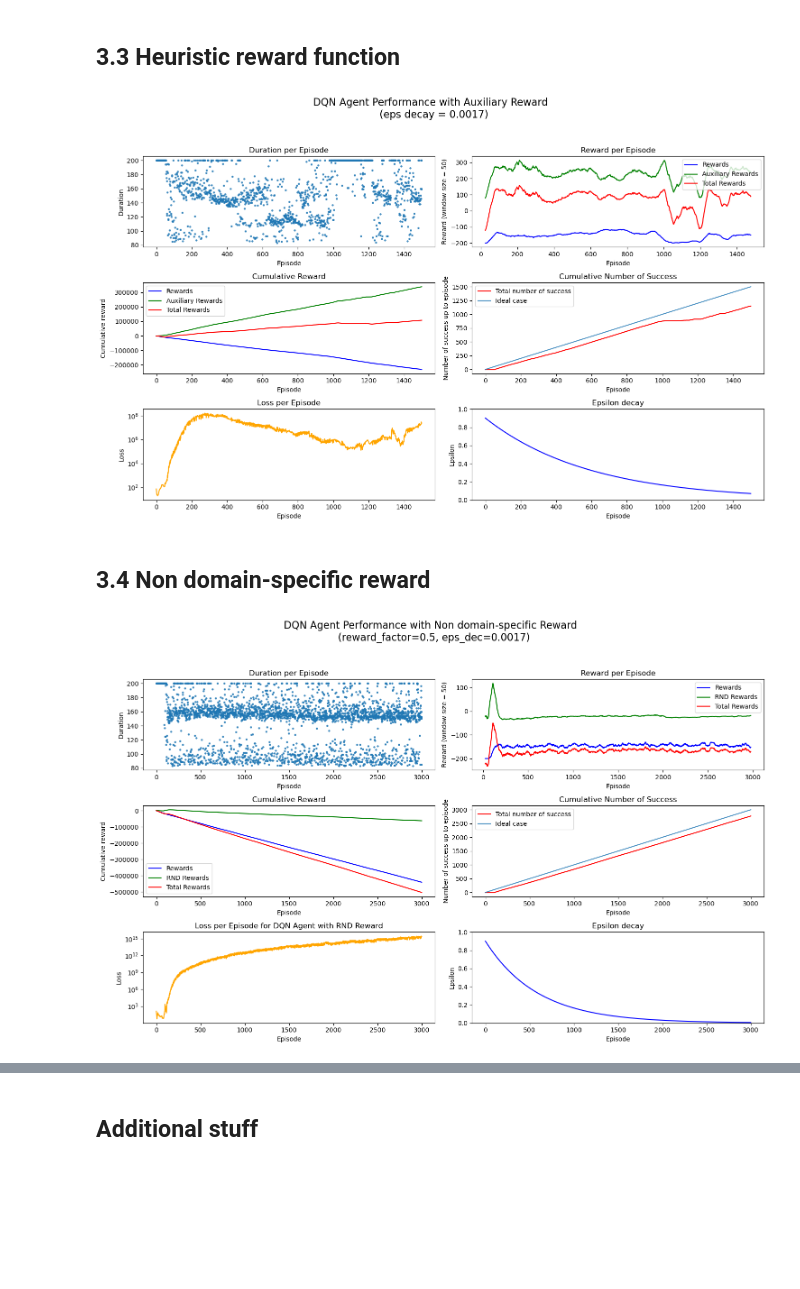
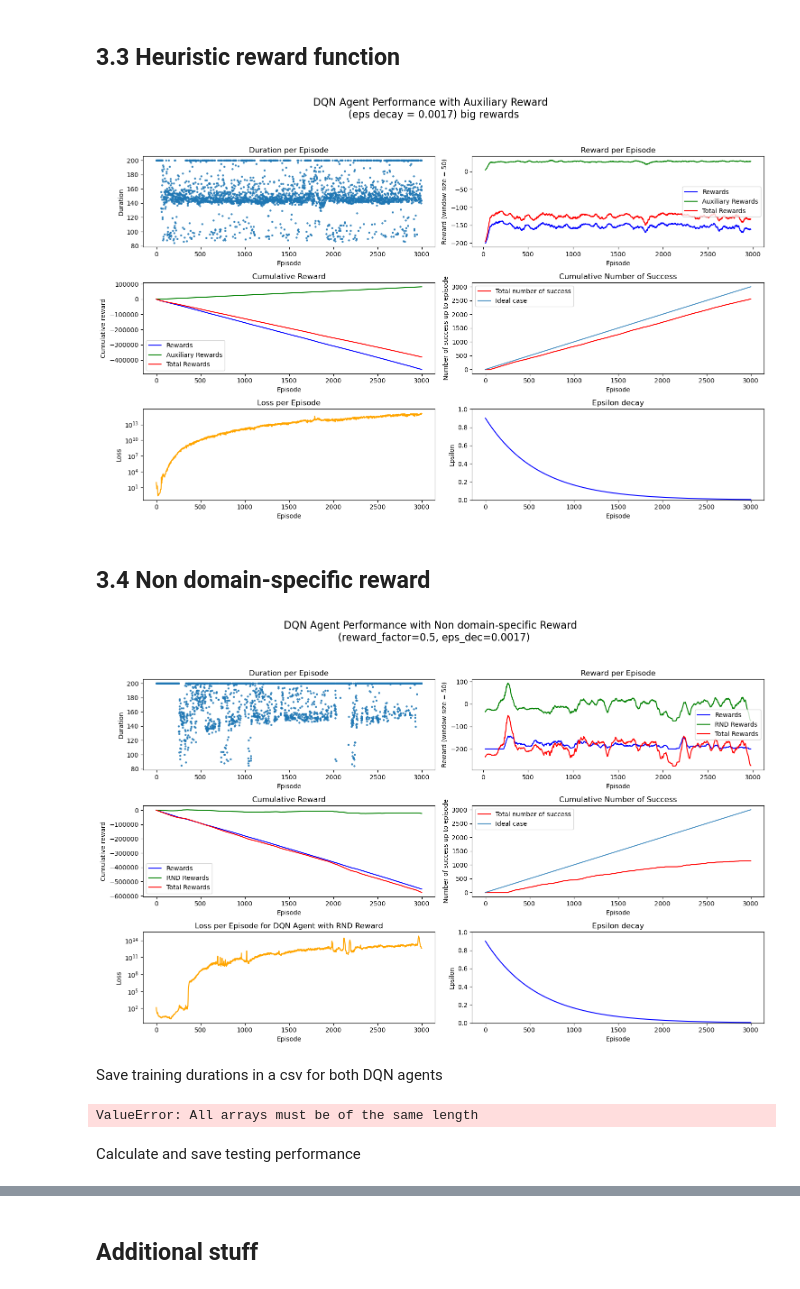
Before and after one commit to phellich/ann_project, a Jupyter notebook: main.ipynb, the cells around one changed output, grey strips where cells are left out. Saved outputs shown, nothing was run; the diff lists cells and outputs as text; code cells hidden in the pictures; blank space fills up the shorter version.

```diff
--- a/main.ipynb
+++ b/main.ipynb
@@ -162,7 +162,7 @@ class DQNAgent:
         """ Chooses an epsilon-greedy action starting from a given state and given Q-values """
 
         if self.epsilon > 0.05:
-            self.epsilon = 0.9 * np.exp(-0.0017 * self.t)
+            self.epsilon = 0.9 * np.exp(-0.0015 * self.t)
         self.t += 1
 
         if np.random.uniform(0, 1) < self.epsilon:
@@ -244,18 +244,18 @@ No, the agent does not solve the task. However, we see that the actions are not
 def heuristic_reward(next_state, terminated, episode_length):
     if terminated:
         return 1+2*(200-episode_length)/200 # favorize short episode
-    aux_reward = np.power(next_state[0]- (-0.5), 2) * 0.1
+    aux_reward = np.power(next_state[0]- (-0.5), 2) # * 0.1
     return aux_reward
 # %%
 env = gym.make('MountainCar-v0')
 
 agent_DQN_with_AR = DQNAgent(env)
-episode_durations = []
+episode_durations_dqn_aux = []
 episode_rewards = []
 episode_aux_rewards = []
 episode_losses = []
 success_track = []
-n_episodes = 1500 # 3000
+n_episodes = 3000 # 3000
 for n in tqdm(range(n_episodes)):
 
     done = False
@@ -281,7 +281,7 @@ for n in tqdm(range(n_episodes)):
         done = terminated or truncated
 
     success_track.append(1 if terminated else 0)
-    episode_durations.append(episode_length)
+    episode_durations_dqn_aux.append(episode_length)
     episode_rewards.append(episode_reward)
     episode_aux_rewards.append(episode_aux_reward)
     episode_losses.append(episode_loss)
@@ -295,7 +295,7 @@ def avg_list(lst):
 fig, axes = plt.subplots(nrows=3, ncols=2, figsize=(15, 10))  # Adjust the figure size as needed
 
 # Episode duration
-axes[0, 0].scatter(range(n_episodes), episode_durations, alpha=0.8, s=5)
+axes[0, 0].scatter(range(n_episodes), episode_durations_dqn_aux, alpha=0.8, s=5)
 axes[0, 0].set_xlabel('Episode')
 axes[0, 0].set_ylabel('Duration')
 axes[0, 0].set_title('Duration per Episode')
@@ -319,34 +319,34 @@ axes[1, 0].set_title('Cumulative Reward')
 axes[1, 0].legend()
 
 # Cumulative number of success
 axes[1, 1].plot(range(n_episodes), np.cumsum(success_track), color='red', label='Total number of success')
 axes[1, 1].plot(range(n_episodes), range(n_episodes), alpha=0.8, label = 'Ideal case')
 axes[1, 1].set_xlabel('Episode')
 axes[1, 1].set_ylabel('Number of success up to episode')
 axes[1, 1].set_title('Cumulative Number of Success')
 axes[1, 1].legend()
 
 # Training loss
 episode_losses_array = [x.detach().numpy() for x in episode_losses]
 axes[2, 0].plot(range(n_episodes), episode_losses_array, color='orange')
 axes[2, 0].set_yscale("log")
 axes[2, 0].set_xlabel('Episode')
 axes[2, 0].set_ylabel('Loss')
 axes[2, 0].set_title('Loss per Episode')
 
 # epsilon decay
 eps_decay = [0.9 * np.exp(-0.0017 * x) for x in range(n_episodes)]
 axes[2, 1].plot(range(n_episodes), eps_decay, color='blue')
 axes[2, 1].set_ylim(0, 1)
 axes[2, 1].set_xlabel('Episode')
 axes[2, 1].set_ylabel('Epsilon')
 axes[2, 1].set_title('Epsilon decay')
 
 fig.suptitle('DQN Agent Performance with Auxiliary Reward \n (eps decay = 0.0017) big rewards', fontsize=16)
 plt.tight_layout(rect=[0, 0.03, 1, 0.95])  # Adjust the layout to make room for the global title
 plt.show()
 # %% [output]
-[figure, old version]
+[figure, new version]
 # %%
 env = gym.make('MountainCar-v0', render_mode='human')
 
@@ -578,7 +578,7 @@ def avg_list(lst):
 fig, axes = plt.subplots(nrows=3, ncols=2, figsize=(15, 10))  # Adjust the figure size as needed
 
 # Episode duration
-axes[0, 0].scatter(range(n_episodes), episode_durations, alpha=0.8, s=5)
+axes[0, 0].scatter(range(n_episodes), episode_durations_dqn_rnd, alpha=0.8, s=5)
 axes[0, 0].set_xlabel('Episode')
 axes[0, 0].set_ylabel('Duration')
 axes[0, 0].set_title('Duration per Episode')
@@ -629,4 +629,20 @@ fig.suptitle('DQN Agent Performance with Non domain-specific Reward \n (reward_f
 plt.tight_layout(rect=[0, 0.03, 1, 0.95])  # Adjust the layout to make room for the global title
 plt.show()
 # %% [output]
-[figure, old version]
+[figure, new version]
+# %% [markdown]
+Save training durations in a csv for both DQN agents
+# %%
+# Création d'un DataFrame
+df = pd.DataFrame({
+    'episode': range(3000),
+    'episode_durations_dqn_aux': episode_durations_dqn_aux,
+    'episode_durations_dqn_rnd': episode_durations_dqn_rnd
+})
+
+# Écriture du DataFrame dans un fichier CSV
+df.to_csv('training_dqn.csv', index=False)
+# %% [output]
+ValueError: All arrays must be of the same length
+# %% [markdown]
+Calculate and save testing performance
```
Also changed, not shown: parts of 4 cells of this notebook, 6 other files.
